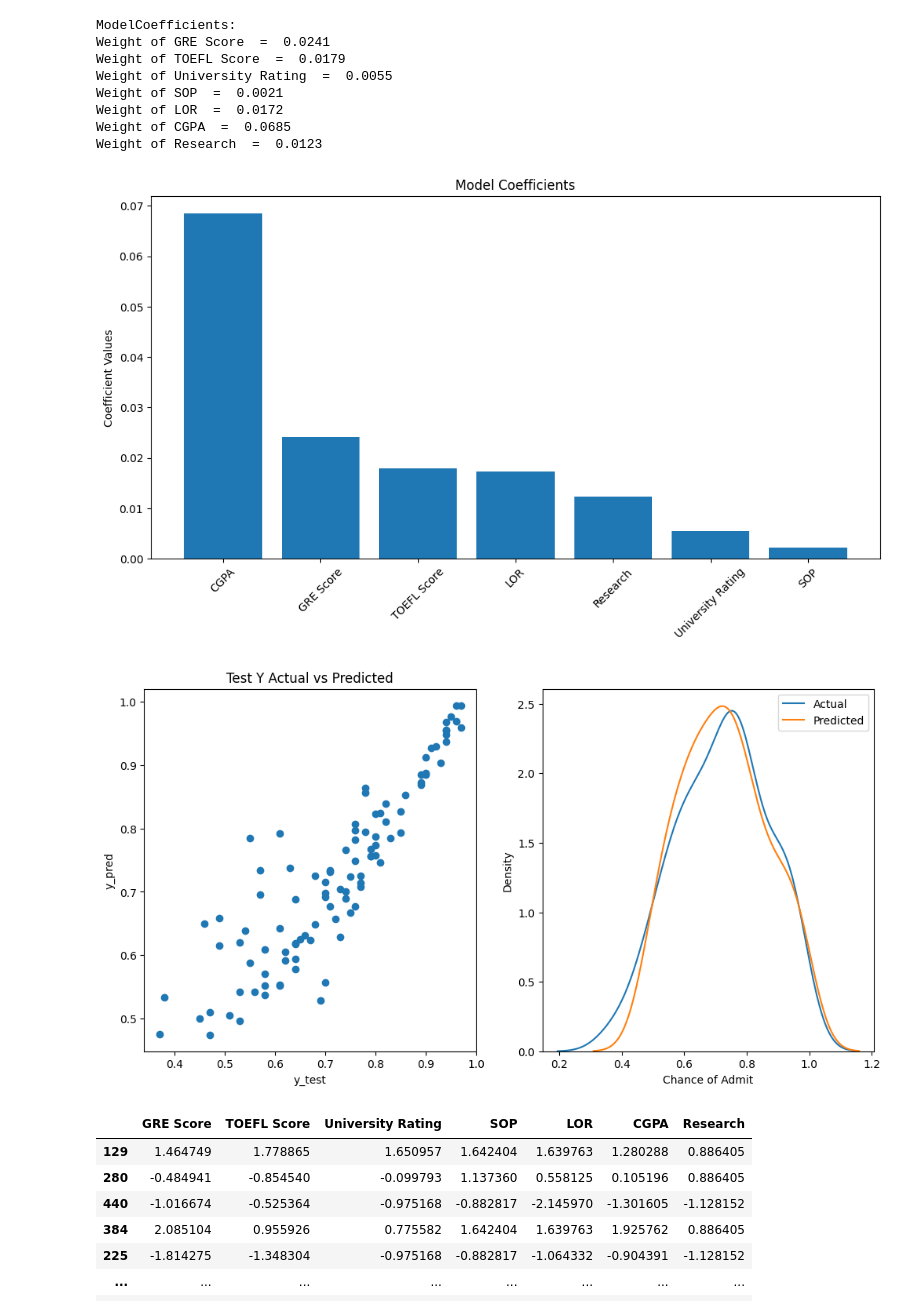
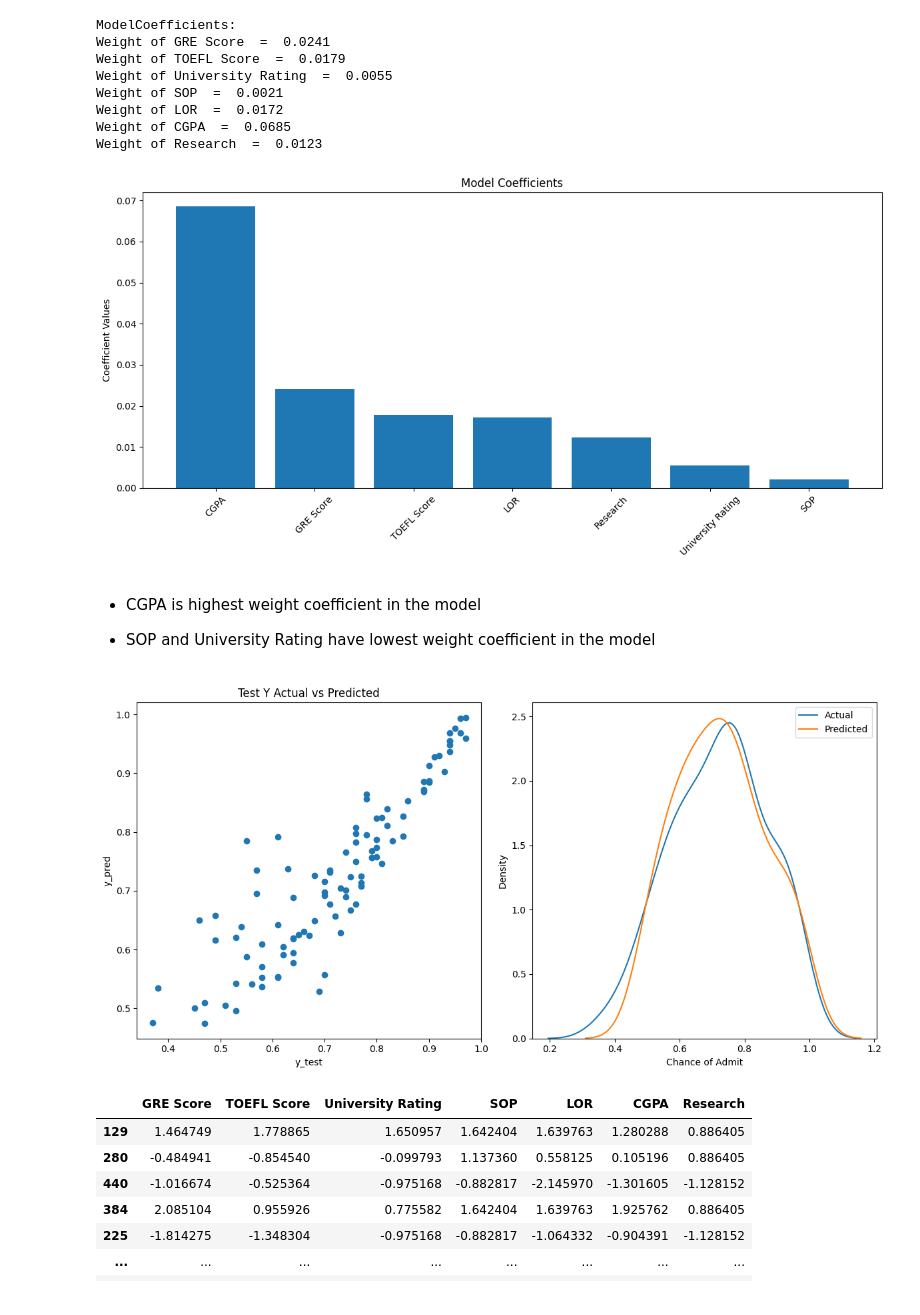
Before and after one commit to jdeepanshu/chanceadmission, a Jupyter notebook: Jamboree_Case_Study.ipynb, the cells around one changed output. Saved outputs shown, nothing was run; the diff lists cells and outputs as text; code cells hidden in the pictures.

```diff
--- a/Jamboree_Case_Study.ipynb
+++ b/Jamboree_Case_Study.ipynb
@@ -378,14 +401,19 @@ Weight of Research  =  0.0123
 # %%
 # Plot model coefficients
 coef.sort(key=lambda x:x[1], reverse=True)
 plt.figure(figsize=(12,6))
 plt.bar([x[0] for x in coef], [x[1] for x in coef])
 plt.xticks(rotation=45)
 plt.ylabel('Coefficient Values')
 plt.title('Model Coefficients')
+plt.tight_layout()
 plt.show()
 # %% [output]
-[figure, old version]
+[figure, new version]
+# %% [markdown]
+* CGPA is highest weight coefficient in the model
+
+* SOP and University Rating have lowest weight coefficient in the model
 # %%
 fig, axes = plt.subplots(1,2, figsize=(12, 6))
 
@@ -399,10 +427,10 @@ axes[0].set_ylabel('y_pred')
 sns.kdeplot(y_test,label ='Actual',ax =axes[1])
 sns.kdeplot(y_pred_test, label ='Predicted',ax =axes[1])
 axes[1].legend()
-
+plt.tight_layout()
 plt.show()
 # %% [output]
-[figure, old version]
+[figure, new version]
 # %%
 X_test
 # %% [output]
```
Also changed, not shown: parts of 19 cells of this notebook.
